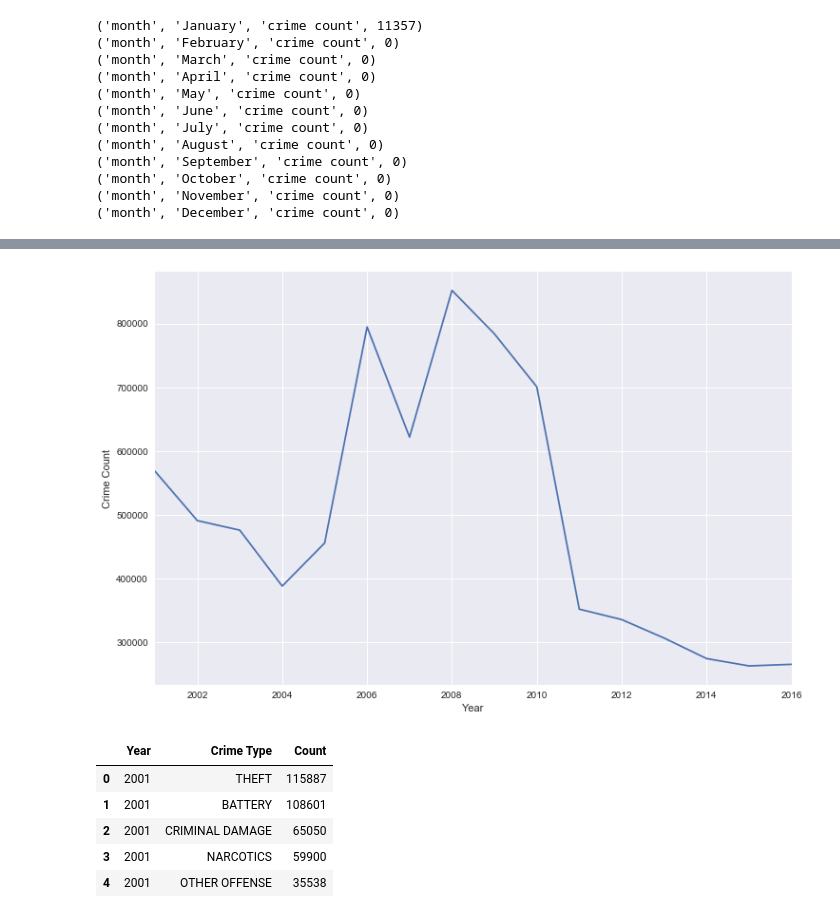
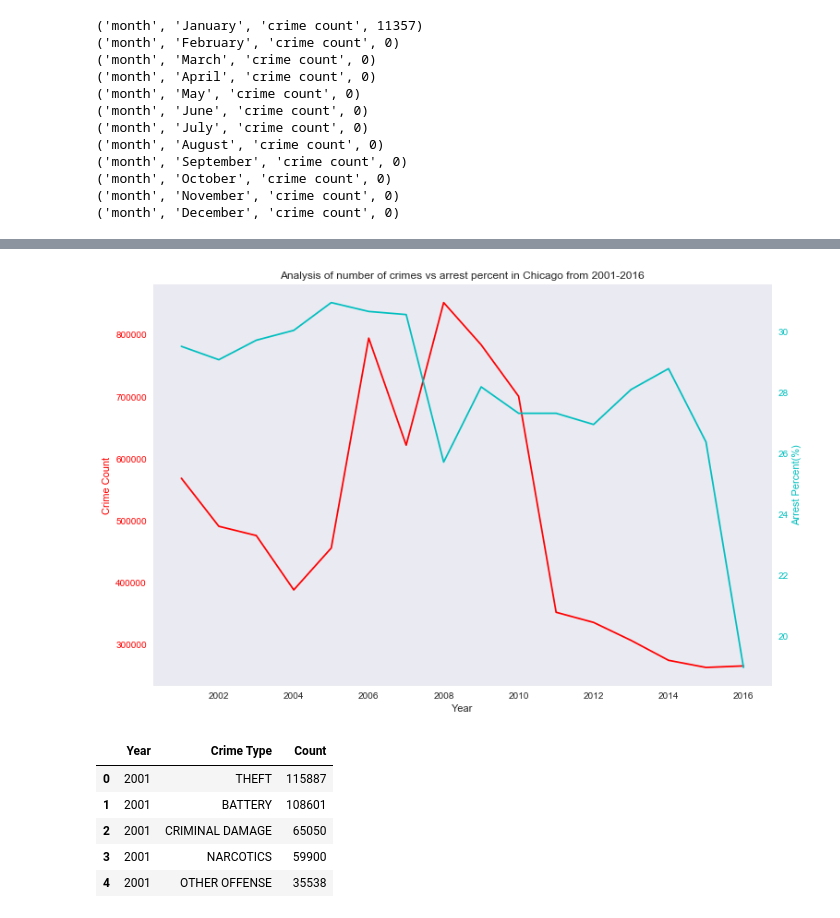
Before and after one commit to bodhisattamaiti25/projects-data-science, a Jupyter notebook: chicago_crime_data_analysis/chicago_crime_data_analysis.ipynb, the cells around one changed output, grey strips where cells are left out. Drawn from its saved outputs; the diff is of its cells as text; code cells hidden in the pictures.

```diff
--- a/chicago_crime_data_analysis/chicago_crime_data_analysis.ipynb
+++ b/chicago_crime_data_analysis/chicago_crime_data_analysis.ipynb
@@ -495,7 +477,22 @@ crimes_by_year_df
-# %%
-pylab.rcParams['figure.figsize'] = 12, 8
-sns.tsplot(data=crimes_by_year_df, time='Year', value='Crime Count', unit='crime')
-plt.show()
-# %% [output]
-[figure, removed]
+# %%
+pylab.rcParams['figure.figsize'] = 12, 8
+
+fig7, ax7 = plt.subplots()
+
+ax7.plot(crimes_by_year_df['Year'], crimes_by_year_df['Crime Count'], 'r-')
+ax7.set_xlabel('Year')
+ax7.set_ylabel('Crime Count', color='r')
+ax7.tick_params('y', colors='r')
+ax7.grid(False)
+
+ax8 = ax7.twinx()
+ax8.plot(crimes_by_year_df['Year'], crimes_by_year_df['Arrest Percentage'], 'c-')
+ax8.set_ylabel('Arrest Percent(%)', color='c')
+ax8.tick_params('y', colors='c')
+ax8.grid(False)
+
+plt.title('Analysis of number of crimes vs arrest percent in Chicago from 2001-2016')
+plt.show()
+# %% [output]
+[figure, added]
 # %%
```
Also changed, not shown: parts of 10 cells of this notebook.
